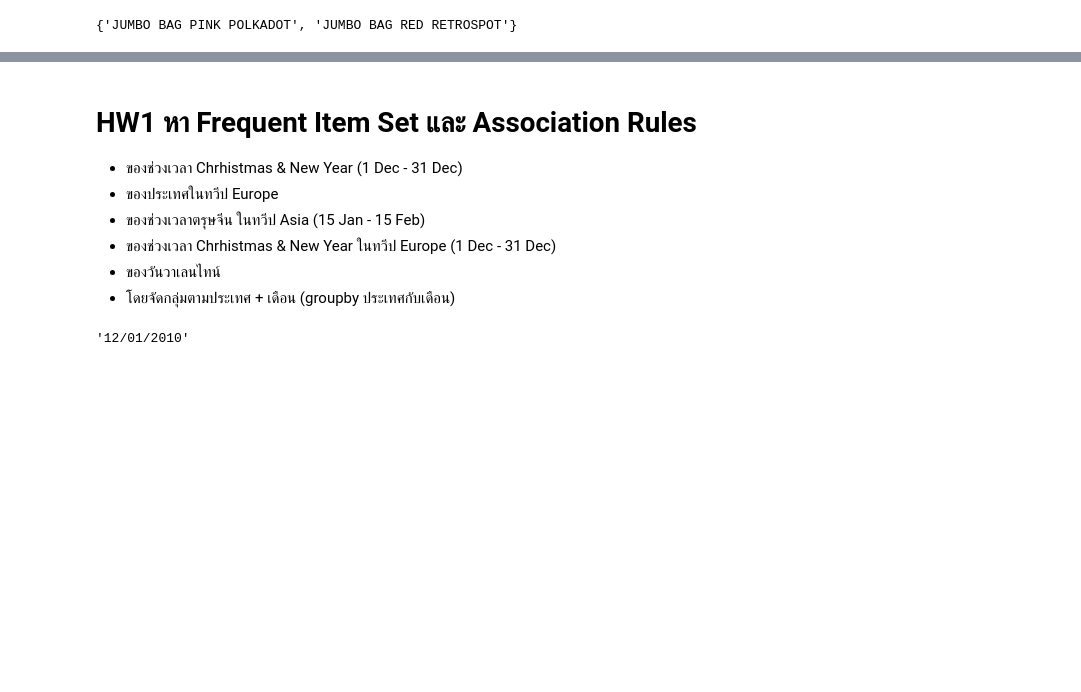
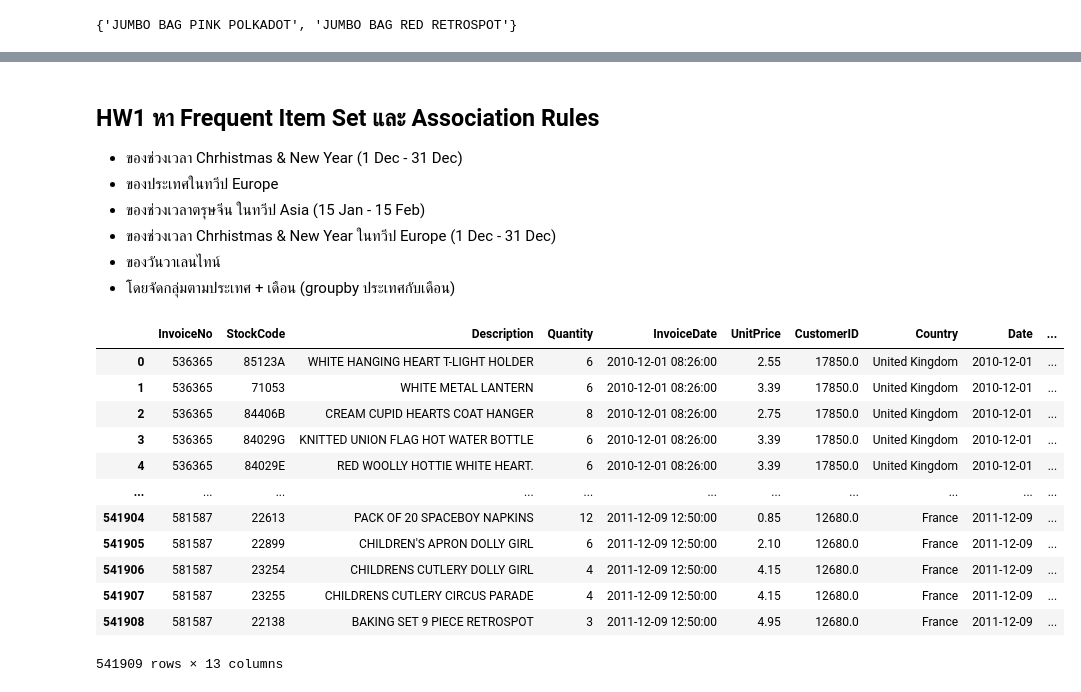
Before and after one commit to Sunisa78-8/BSC_DPDM23, a Jupyter notebook: Frequent_Patterns_(Association_Rules).ipynb, the cells around one changed output, grey strips where cells are left out. Drawn from its saved outputs; the diff is of its cells as text; code cells hidden in the pictures; blank space fills up the shorter version.

```diff
--- a/Frequent_Patterns_(Association_Rules).ipynb
+++ b/Frequent_Patterns_(Association_Rules).ipynb
@@ -159,0 +171,3 @@ set(data[(data['StockCode']=='22386') | (data['StockCode']=='85099B')]['Descript
+# %%
+data = pd.read_csv(os.path.join(path,'/content/drive/MyDrive/DPDM_DATA_m/reduced_marketbasket.csv'),encoding='latin-1')
+data
@@ -160,5 +219,5 @@ set(data[(data['StockCode']=='22386') | (data['StockCode']=='85099B')]['Descript
 # %% [markdown]
-# HW1 หา Frequent Item Set และ Association Rules
+## HW1 หา Frequent Item Set และ Association Rules
 
 * ของช่วงเวลา Chrhistmas & New Year (1 Dec - 31 Dec)
 * ของประเทศในทวีป Europe
@@ -166,7 +225,3 @@ set(data[(data['StockCode']=='22386') | (data['StockCode']=='85099B')]['Descript
 * ของช่วงเวลา Chrhistmas & New Year ในทวีป Europe (1 Dec - 31 Dec)
 * ของวันวาเลนไทน์
 * โดยจัดกลุ่มตามประเทศ + เดือน (groupby ประเทศกับเดือน)
-# %%
-data['InvoiceDate'][0].split()[0]
-# %% [output]
-'12/01/2010'
@@ -177,0 +228,29 @@ for i in range(len(data['InvoiceDate'])):
+# %%
+
+# แปลงรูปแบบเวลาใน  InvoiceDate เป็น  datetime
+data['InvoiceDate'] = pd.to_datetime(data['InvoiceDate'])
+
+#เแปลงรูปแบบให้เป็น เดือน / วัน / ปี / ชม. / นท.
+data['InvoiceDate'] = pd.to_datetime(data['InvoiceDate'], format='%m/%d/%Y %H:%M')
+
+# สร้างคอลัมน์ 'Date' ดึงข้อมูลเฉพาะ
+data['Date'] = data['InvoiceDate'].dt.date
+data['Month'] = data['InvoiceDate'].dt.month
+data['Year'] = data['InvoiceDate'].dt.year
+data['Time'] = data['InvoiceDate'].dt.time
+
+data
+# %% [output]
+|  | InvoiceNo | StockCode | Description | Quantity | InvoiceDate | UnitPrice | CustomerID | Country | Date | ... |
+| 0 | 536365 | 85123A | WHITE HANGING HEART T-LIGHT HOLDER | 6 | 2010-12-01 08:26:00 | 2.55 | 17850.0 | United Kingdom | 2010-12-01 | ... |
+| 1 | 536365 | 71053 | WHITE METAL LANTERN | 6 | 2010-12-01 08:26:00 | 3.39 | 17850.0 | United Kingdom | 2010-12-01 | ... |
+| 2 | 536365 | 84406B | CREAM CUPID HEARTS COAT HANGER | 8 | 2010-12-01 08:26:00 | 2.75 | 17850.0 | United Kingdom | 2010-12-01 | ... |
+| 3 | 536365 | 84029G | KNITTED UNION FLAG HOT WATER BOTTLE | 6 | 2010-12-01 08:26:00 | 3.39 | 17850.0 | United Kingdom | 2010-12-01 | ... |
+| 4 | 536365 | 84029E | RED WOOLLY HOTTIE WHITE HEART. | 6 | 2010-12-01 08:26:00 | 3.39 | 17850.0 | United Kingdom | 2010-12-01 | ... |
+| ... | ... | ... | ... | ... | ... | ... | ... | ... | ... | ... |
+| 541904 | 581587 | 22613 | PACK OF 20 SPACEBOY NAPKINS | 12 | 2011-12-09 12:50:00 | 0.85 | 12680.0 | France | 2011-12-09 | ... |
+| 541905 | 581587 | 22899 | CHILDREN'S APRON DOLLY GIRL | 6 | 2011-12-09 12:50:00 | 2.10 | 12680.0 | France | 2011-12-09 | ... |
+| 541906 | 581587 | 23254 | CHILDRENS CUTLERY DOLLY GIRL | 4 | 2011-12-09 12:50:00 | 4.15 | 12680.0 | France | 2011-12-09 | ... |
+| 541907 | 581587 | 23255 | CHILDRENS CUTLERY CIRCUS PARADE | 4 | 2011-12-09 12:50:00 | 4.15 | 12680.0 | France | 2011-12-09 | ... |
+| 541908 | 581587 | 22138 | BAKING SET 9 PIECE RETROSPOT | 3 | 2011-12-09 12:50:00 | 4.95 | 12680.0 | France | 2011-12-09 | ... |
+541909 rows × 13 columns
```
Also changed, not shown: parts of 15 cells of this notebook.
